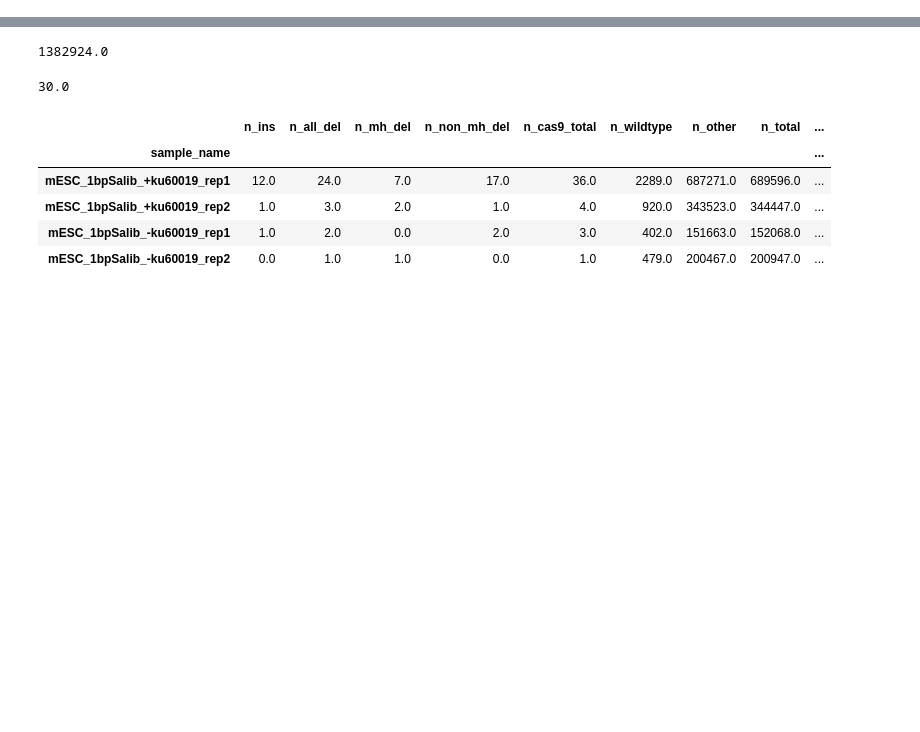
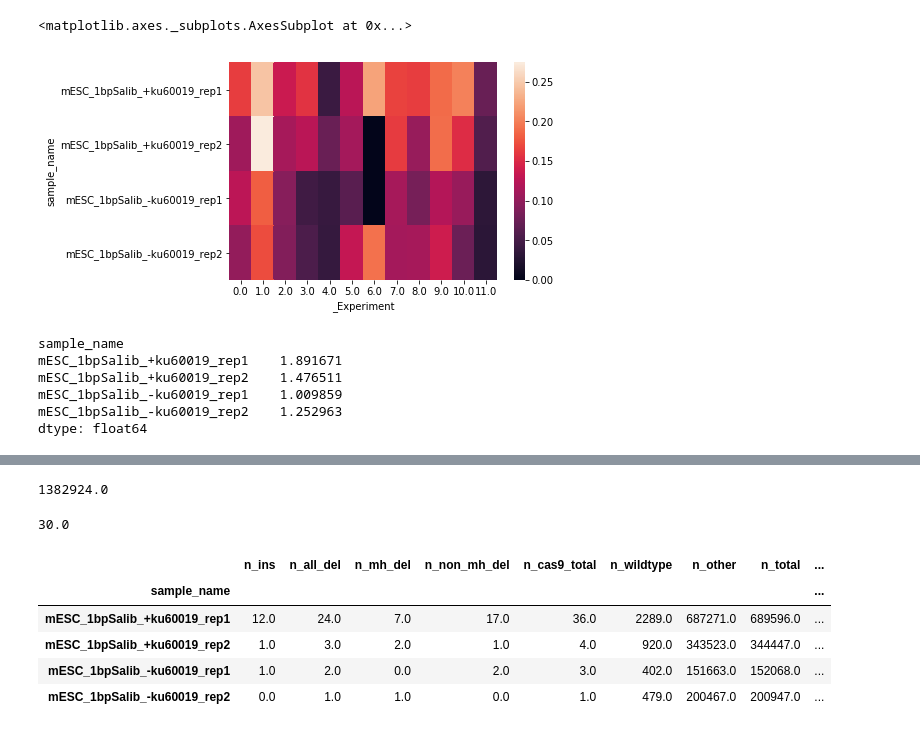
Before and after one commit to bh0085/reduced, a Jupyter notebook: src/f3_figures_reduced_sm.subproj.ipynb, the cells around one changed output, grey strips where cells are left out. Cells and saved outputs as stored; diff of their text form; code cells hidden in the pictures; blank space fills up the shorter version.

```diff
--- a/src/f3_figures_reduced_sm.subproj.ipynb
+++ b/src/f3_figures_reduced_sm.subproj.ipynb
@@ -47,0 +65,14 @@ lib_results = pd.read_csv(os.path.join(DEFAULT_INP_DIR,f"{PRJ_NAME}_library_stat
+# %%
+sns.heatmap(ins_rate_crispr_unstacked)
+# %% [output]
+<matplotlib.axes._subplots.AxesSubplot at 0x...>
+[figure, added]
+# %%
+ins_rate_crispr_unstacked.sum(axis=1)
+# %% [output]
+sample_name
+mESC_1bpSalib_+ku60019_rep1    1.891671
+mESC_1bpSalib_+ku60019_rep2    1.476511
+mESC_1bpSalib_-ku60019_rep1    1.009859
+mESC_1bpSalib_-ku60019_rep2    1.252963
+dtype: float64
```
Also changed, not shown: parts of 10 cells of this notebook, 2 other files.
